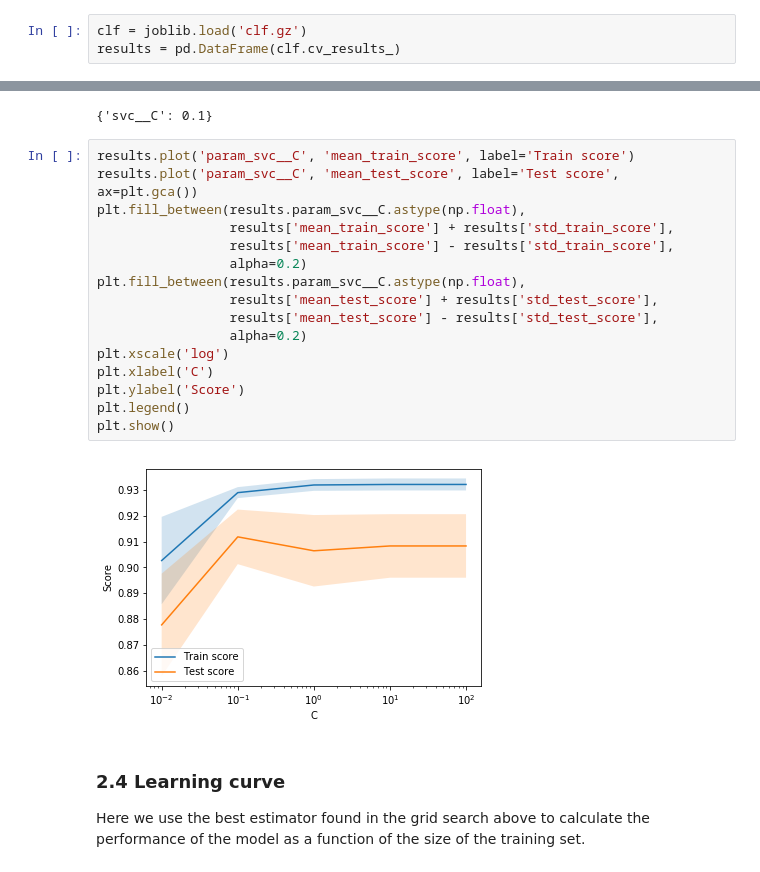
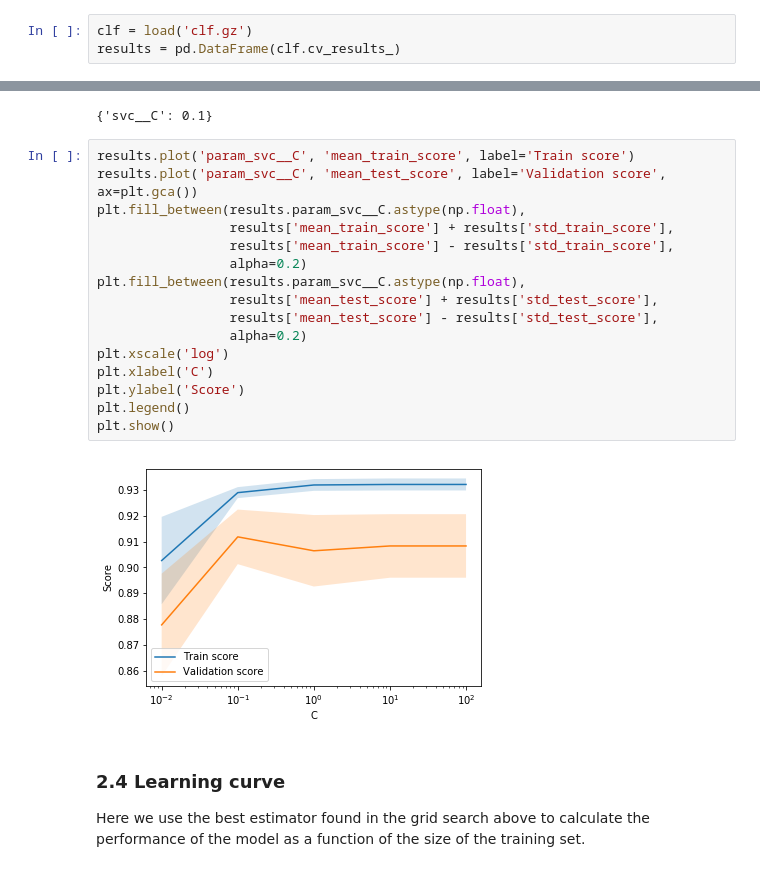
Before and after one commit to wesbarnett/spam-or-ham, a Jupyter notebook: Spam or Ham.ipynb, the cells around one changed output, grey strips where cells are left out. Drawn from its saved outputs; the diff is of its cells as text.

```diff
--- a/Spam or Ham.ipynb
+++ b/Spam or Ham.ipynb
@@ -232,7 +242,7 @@ Below we plot the validation curve, showing the average train and test scores fr
 # %%
 from sklearn.metrics import precision_recall_curve, average_precision_score, classification_report, roc_auc_score
 # %%
-clf = joblib.load('clf.gz')
+clf = load('clf.gz')
 results = pd.DataFrame(clf.cv_results_)
 # %%
 clf.best_params_
@@ -240,22 +250,22 @@ clf.best_params_
 {'svc__C': 0.1}
 # %%
 results.plot('param_svc__C', 'mean_train_score', label='Train score')
-results.plot('param_svc__C', 'mean_test_score', label='Test score', ax=plt.gca())
+results.plot('param_svc__C', 'mean_test_score', label='Validation score', ax=plt.gca())
 plt.fill_between(results.param_svc__C.astype(np.float),
                  results['mean_train_score'] + results['std_train_score'],
                  results['mean_train_score'] - results['std_train_score'],
                  alpha=0.2)
 plt.fill_between(results.param_svc__C.astype(np.float),
                  results['mean_test_score'] + results['std_test_score'],
                  results['mean_test_score'] - results['std_test_score'],
                  alpha=0.2)
 plt.xscale('log')
 plt.xlabel('C')
 plt.ylabel('Score')
 plt.legend()
 plt.show()
 # %% [output]
-[figure, old version]
+[figure, new version]
 # %% [markdown]
 ### 2.4 Learning curve
 Here we use the best estimator found in the grid search above to calculate the performance of the model as a function of the size of the training set.
```
Also changed, not shown: parts of 21 cells of this notebook.
